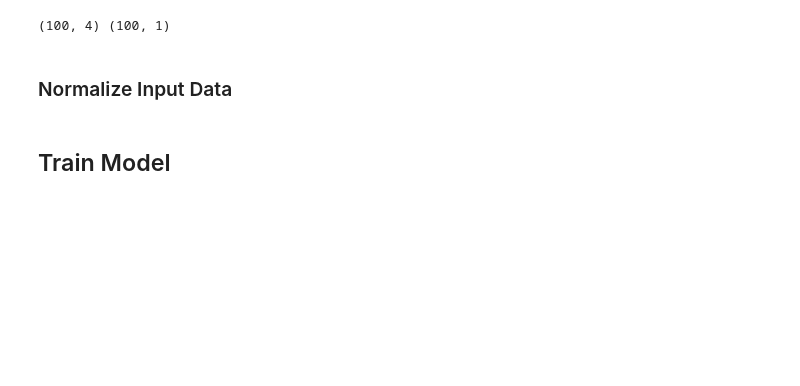
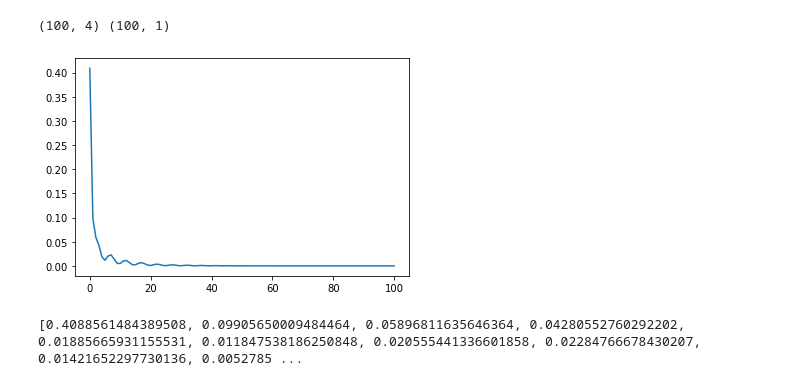
Before and after one commit to KristianWold/Master-Thesis, a Jupyter notebook: notebooks/prototypes/Iris.ipynb, the cells around one changed output. Drawn from its saved outputs; the diff is of its cells as text; code cells hidden in the pictures; blank space fills up the shorter version.

Commit message:
Train noisy 2D gaussion

```diff
--- a/notebooks/prototypes/Iris.ipynb
+++ b/notebooks/prototypes/Iris.ipynb
@@ -33,12 +31,16 @@ y = iris.target
 # %%
+iris = load_iris()
+
+x = iris.data
+y = iris.target
+
 x = x[y != 2]
 y = y[y != 2].reshape(-1,1)
+y = scaler(y, a=0, b=1)
+
 print(x.shape, y.shape)
 # %% [output]
 (100, 4) (100, 1)
-# %% [markdown]
-### Normalize Input Data
 # %%
-x = scaler(x, a=0, b=np.pi)
+x_dnn = scaler(x, mode="standard")
+x_qcn = scaler(x, a=-np.pi/2, b=np.pi/2)
-# %% [markdown]
-## Train Model
@@ -54,0 +47,16 @@ network1 = sequential_qnn(q_bits = [4, 2],
+# %%
+np.random.seed(42)
+
+dnn_list = []
+for i in tqdm(range(10)):
+    dnn = sequential_dnn(dim = [4, 5, 1])
+    dnn.train(x_dnn, y, epochs = 100)
+    dnn_list.append(dnn)
+
+saver(dnn_list, data_path("cancer_dnn_pca"))
+plt.plot(dnn_list[0].loss)
+plt.show()
+print(dnn_list[0].loss)
+# %% [output]
+[figure, added]
+[0.4088561484389508, 0.09905650009484464, 0.05896811635646364, 0.04280552760292202, 0.01885665931155531, 0.011847538186250848, 0.020555441336601858, 0.02284766678430207, 0.01421652297730136, 0.0052785 ...
```
Also changed, not shown: parts of 19 cells of this notebook, 10 other files.
